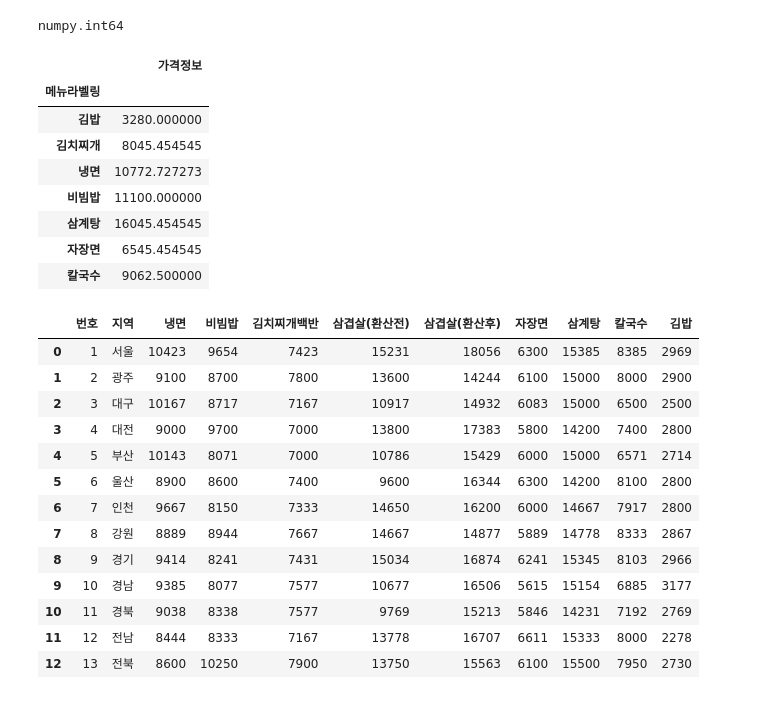
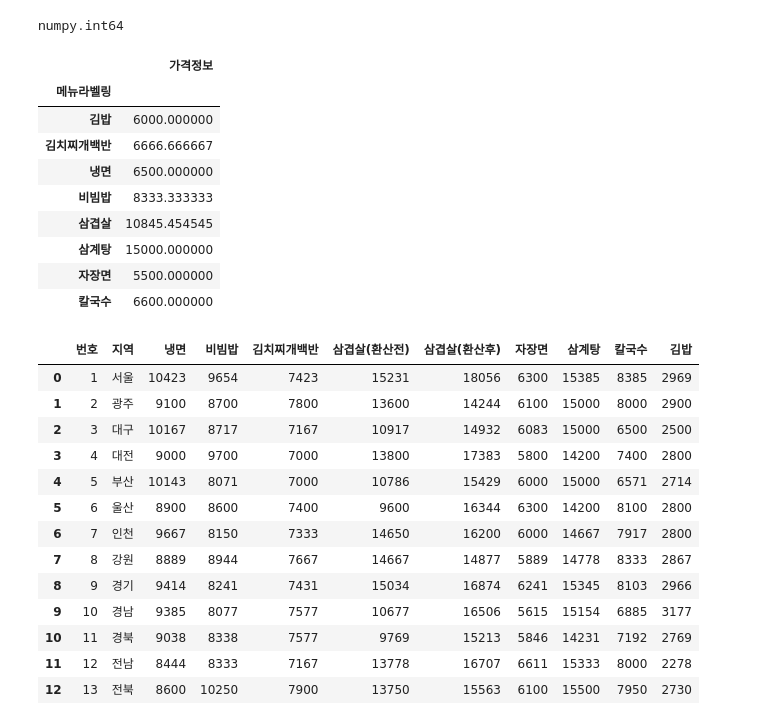
Before and after one commit to seojeon9/Dr.Chewing, a Jupyter notebook: Sources/강남구, 동작구, 서대문구 착한가격업소와 일반음식점 가격 비교.ipynb, the cells around one changed output. Drawn from its saved outputs; the diff is of its cells as text; code cells hidden in the pictures.

```diff
--- a/Sources/강남구, 동작구, 서대문구 착한가격업소와 일반음식점 가격 비교.ipynb
+++ b/Sources/강남구, 동작구, 서대문구 착한가격업소와 일반음식점 가격 비교.ipynb
@@ -140,15 +200,5 @@ type(s_general_table['가격정보'][0])
 numpy.int64
 # %%
 k_general_pivot_table = k_general_table.pivot_table("가격정보",index="메뉴라벨링")
-k_general_pivot_table
+d_general_pivot_table = d_general_table.pivot_table("가격정보",index="메뉴라벨링")
-# %% [output]
-|  | 가격정보 |
-| 메뉴라벨링 |  |
-| 김밥 | 3280.000000 |
-| 김치찌개 | 8045.454545 |
-| 냉면 | 10772.727273 |
-| 비빔밥 | 11100.000000 |
-| 삼계탕 | 16045.454545 |
-| 자장면 | 6545.454545 |
-| 칼국수 | 9062.500000 |
 # %%
@@ -156,4 +205,17 @@ d_general_pivot_table = d_general_table.pivot_table("가격정보",index="메뉴
 s_general_pivot_table = s_general_table.pivot_table("가격정보",index="메뉴라벨링")
+# %%
+s_general_pivot_table
+# %% [output]
+|  | 가격정보 |
+| 메뉴라벨링 |  |
+| 김밥 | 6000.000000 |
+| 김치찌개백반 | 6666.666667 |
+| 냉면 | 6500.000000 |
+| 비빔밥 | 8333.333333 |
+| 삼겹살 | 10845.454545 |
+| 삼계탕 | 15000.000000 |
+| 자장면 | 5500.000000 |
+| 칼국수 | 6600.000000 |
 # %%
 eating = pd.read_csv('./datas/외식비(22년 7월)(한국소비자원).csv' , encoding='cp949')
 eating
```
Also changed, not shown: parts of 24 cells of this notebook, 4 other files.
